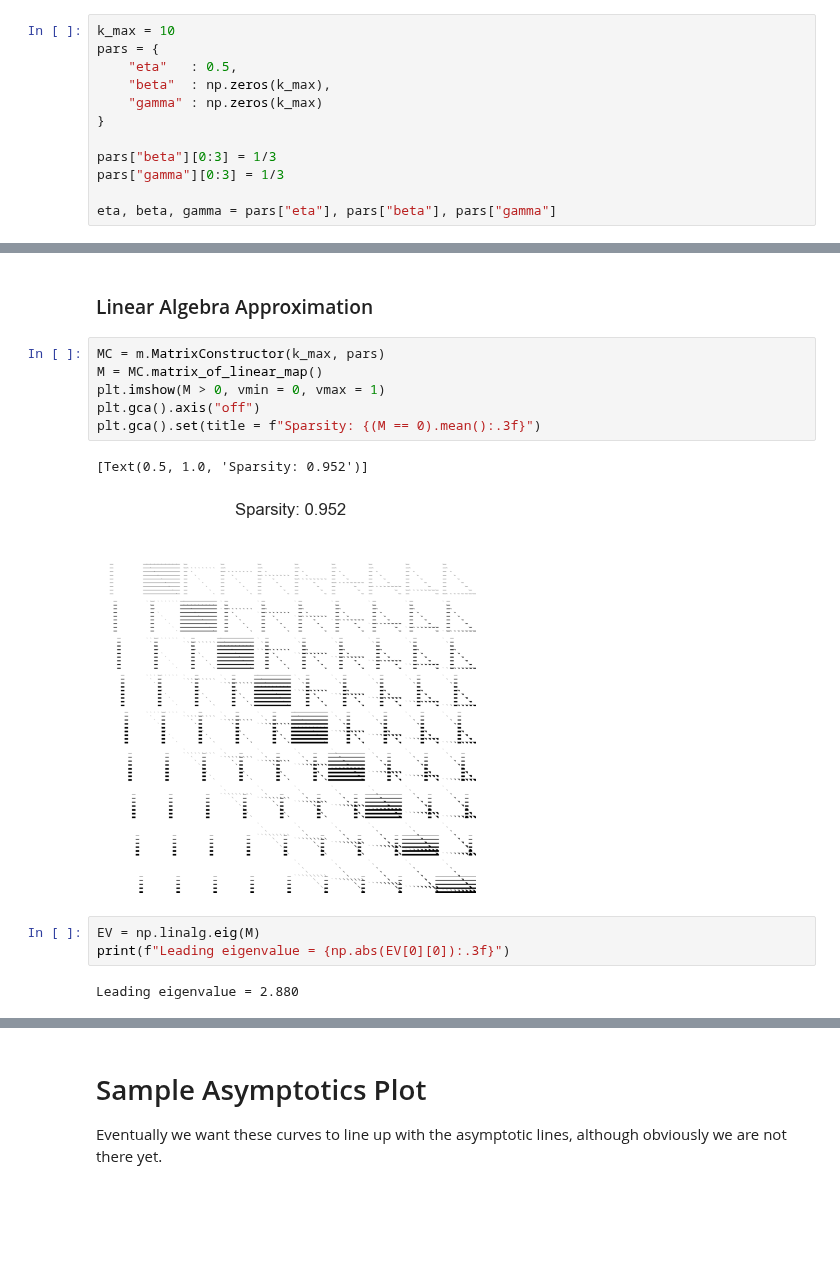
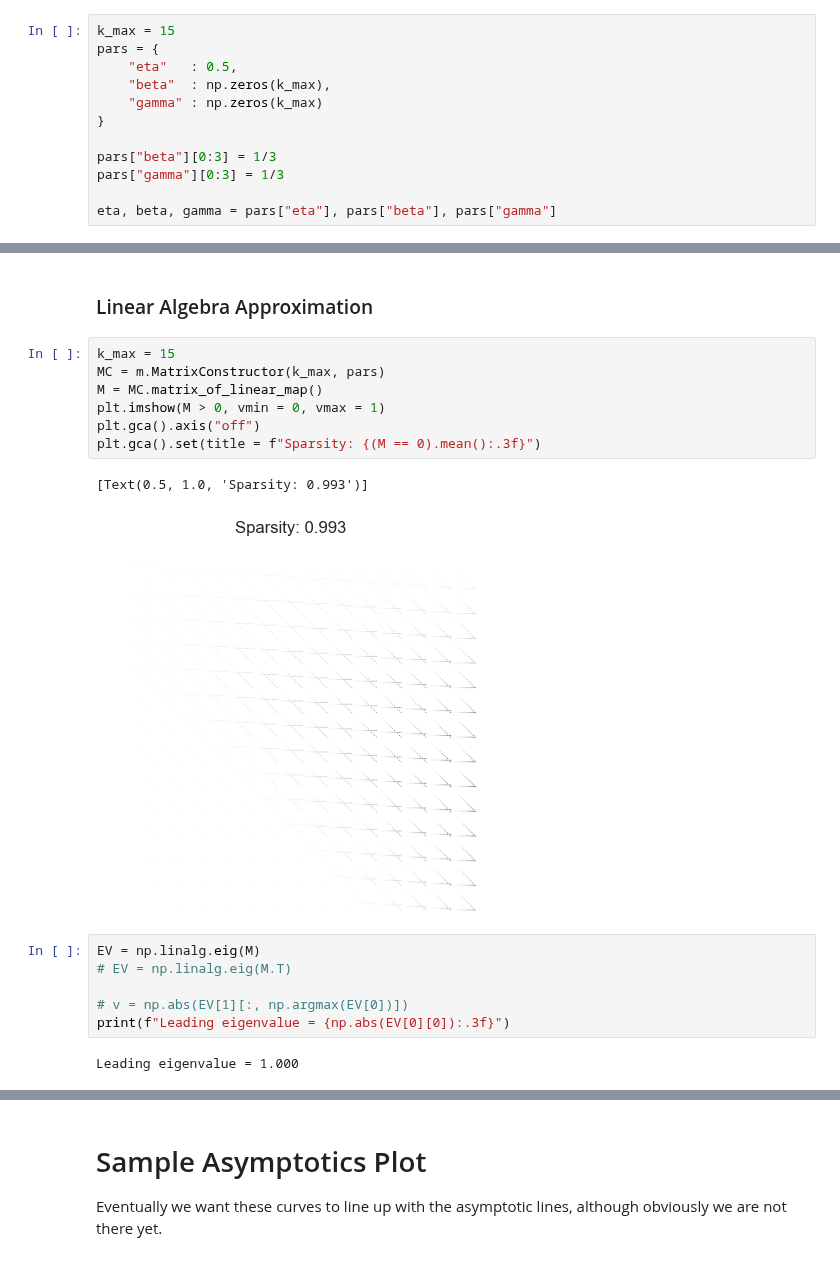
Before and after one commit to hexie1995/HyperGraph, a Jupyter notebook: code/analytic-intersections.ipynb, the cells around one changed output, grey strips where cells are left out. Saved outputs shown, nothing was run; the diff lists cells and outputs as text; blank space fills up the shorter version.

```diff
--- a/code/analytic-intersections.ipynb
+++ b/code/analytic-intersections.ipynb
@@ -21,7 +21,7 @@ The autoreload extension is already loaded. To reload it, use:
 # %% [markdown]
 ### Parameters
 # %%
-k_max = 10
+k_max = 15
 pars = {
     "eta"   : 0.5,
     "beta"  : np.zeros(k_max),
@@ -114,16 +112,20 @@ ax.legend()
 # %% [markdown]
 ### Linear Algebra Approximation
 # %%
+k_max = 15
 MC = m.MatrixConstructor(k_max, pars)
 M = MC.matrix_of_linear_map()
 plt.imshow(M > 0, vmin = 0, vmax = 1)
 plt.gca().axis("off")
 plt.gca().set(title = f"Sparsity: {(M == 0).mean():.3f}")
 # %% [output]
-[Text(0.5, 1.0, 'Sparsity: 0.952')]
+[Text(0.5, 1.0, 'Sparsity: 0.993')]
-[figure, old version]
+[figure, new version]
 # %%
 EV = np.linalg.eig(M)
+# EV = np.linalg.eig(M.T)
+
+# v = np.abs(EV[1][:, np.argmax(EV[0])])
 print(f"Leading eigenvalue = {np.abs(EV[0][0]):.3f}")
 # %% [output]
-Leading eigenvalue = 2.880
+Leading eigenvalue = 1.000
```
Also changed, not shown: parts of 21 cells of this notebook, 1 other file.
